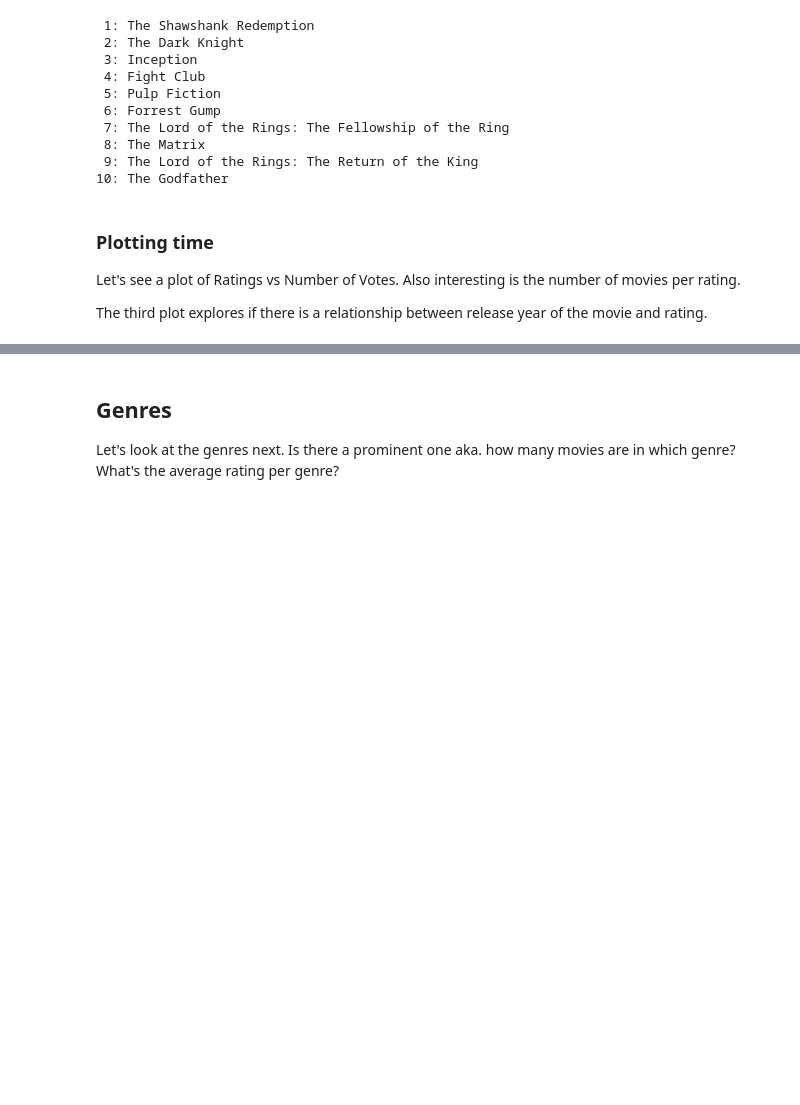
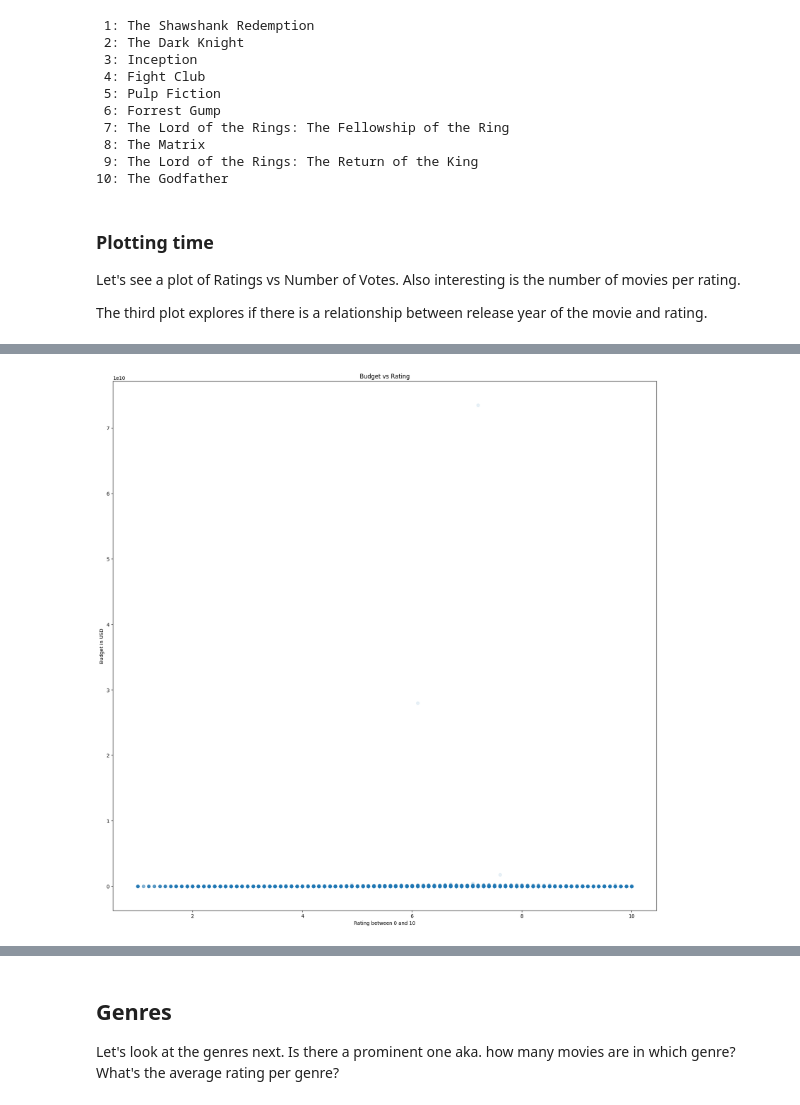
Before and after one commit to M4a1x/IMDBanalysis, a Jupyter notebook: src/visualize.ipynb, the cells around one changed output, grey strips where cells are left out. Cells and saved outputs as stored; diff of their text form; code cells hidden in the pictures; blank space fills up the shorter version.

```diff
--- a/src/visualize.ipynb
+++ b/src/visualize.ipynb
@@ -180,0 +323,6 @@ ax.set_title("Duration vs Length")
+# %%
+budget_gen = extract.get_businesses("../../database/selection/business.list")
+rating_gen = extract.get_ratings("../../database/selection/ratings.list")
+
+# Combine both lists
+combined = extract.combine_generator(budget_gen, rating_gen)
@@ -180,0 +361,10 @@ ax.set_title("Duration vs Length")
+# %%
+fig = plt.figure(figsize=(20, 20), dpi=100)
+ax = fig.add_subplot(111)
+ax.scatter(y=budgets, x=ratings, alpha=0.1)
+ax.set_ylabel("Budget in USD")
+ax.set_xlabel("Rating between 0 and 10")
+ax.set_title("Budget vs Rating")
+fig
+# %% [output]
+[figure, added]
```
Also changed, not shown: parts of 40 cells of this notebook, 1 other file.
